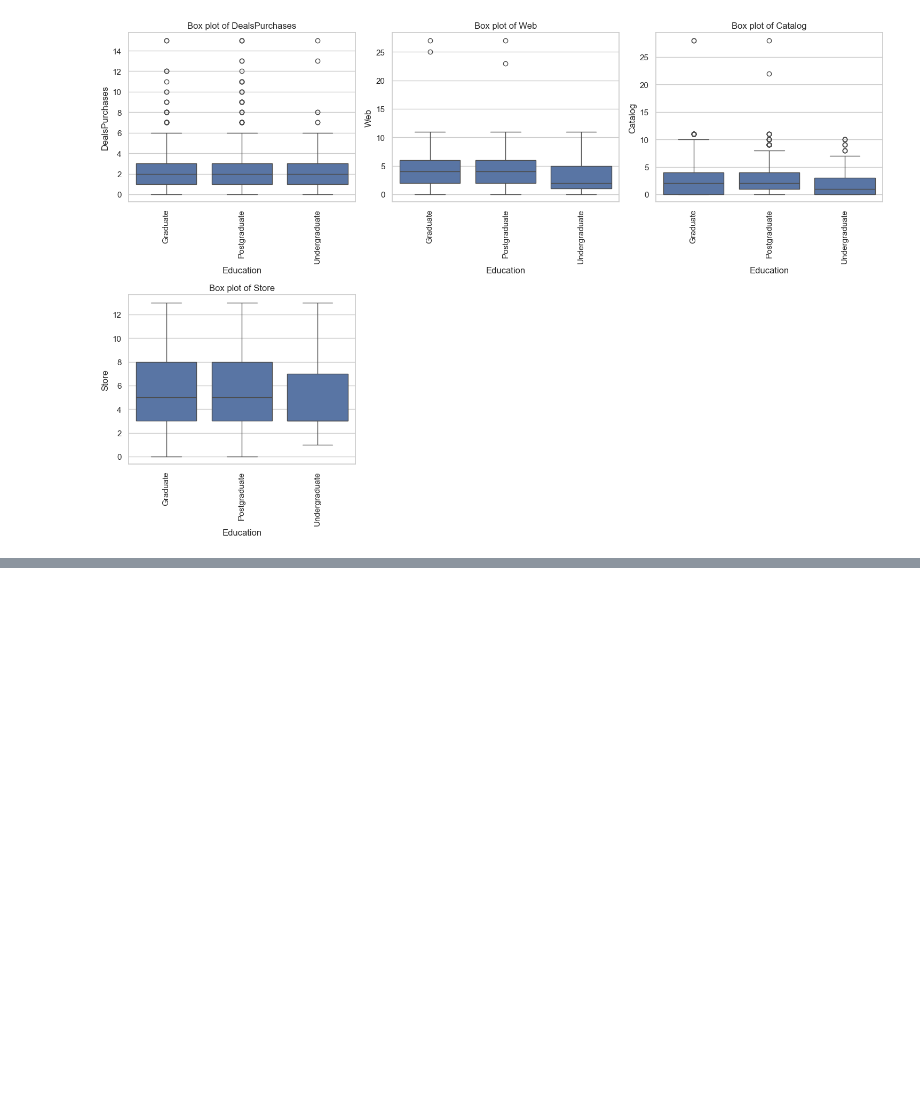
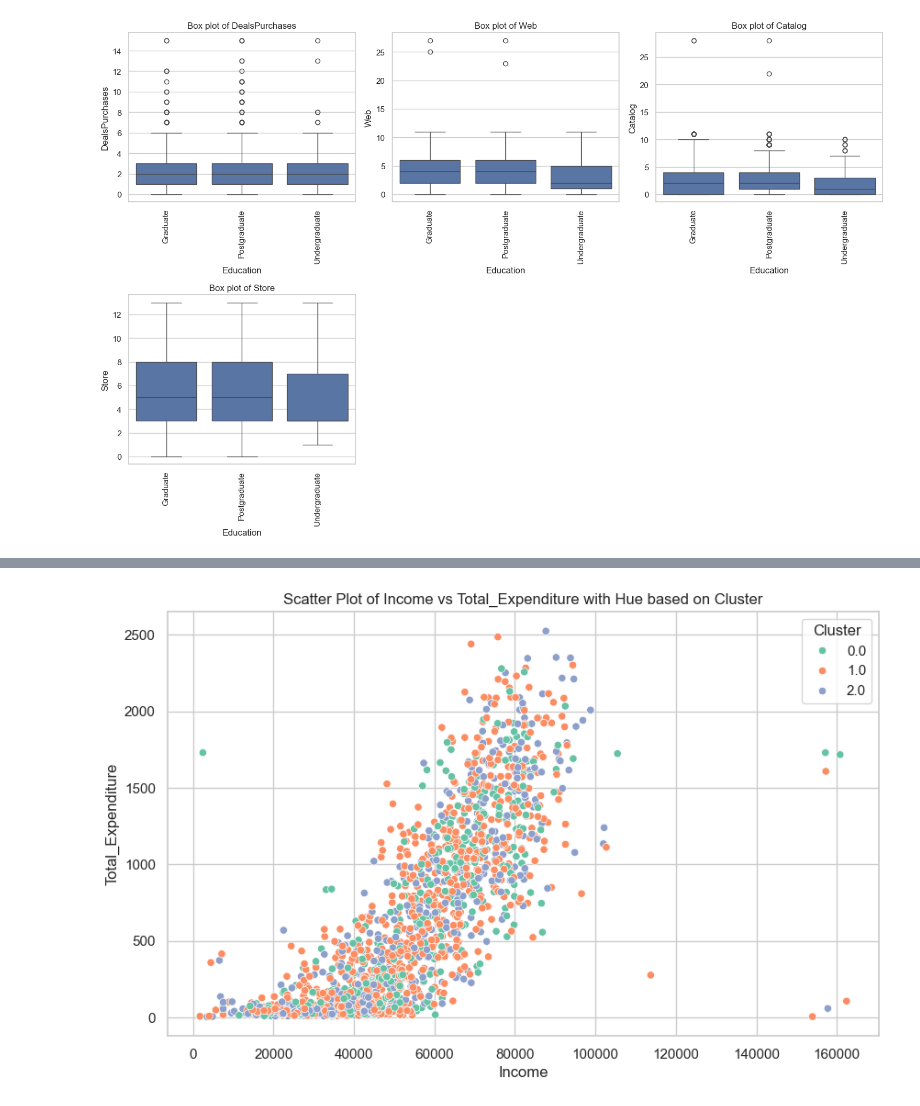
Before and after one commit to Hitesh-Nimbalkar/Customer_personality_segmentation, a Jupyter notebook: Notebook/EDA/EDA.ipynb, the cells around one changed output, grey strips where cells are left out. Cells and saved outputs as stored; diff of their text form; code cells hidden in the pictures; blank space fills up the shorter version.

```diff
--- a/Notebook/EDA/EDA.ipynb
+++ b/Notebook/EDA/EDA.ipynb
@@ -866,0 +1424,6 @@ df=df.drop(columns=columns)
+# %%
+df_with_clusters=df_with_clusters.dropna()
+# %%
+df1['Cluster']=df_with_clusters['Cluster']
+# %%
+df1=df1.dropna()
@@ -866,0 +1450,8 @@ df=df.drop(columns=columns)
+# %%
+columns_to_sum = ['Wines', 'Fruits', 'Meat', 'Fish', 'Sweet', 'Gold']
+
+# Create a new column with the sum of specified columns
+df1['Food_Expense'] = df1[columns_to_sum].sum(axis=1)
+
+# Display the DataFrame with the new 'Total' column
+print(df)
@@ -866,0 +1476,30 @@ df=df.drop(columns=columns)
+# %%
+def scatter_plot_with_hue(data, x_col, y_col, hue_col):
+    """
+    Create a scatter plot with hue based on a categorical column.
+
+    Parameters:
+    - data: pandas DataFrame
+    - x_col: str, name of the column for x-axis
+    - y_col: str, name of the column for y-axis
+    - hue_col: str, name of the categorical column for hue
+    """
+    sns.set(style="whitegrid")
+    plt.figure(figsize=(10, 6))
+
+    # Create scatter plot with hue
+    sns.scatterplot(x=x_col, y=y_col, hue=hue_col, data=data, palette="Set2")
+
+    # Customize the plot
+    plt.title(f'Scatter Plot of {x_col} vs {y_col} with Hue based on {hue_col}')
+    plt.xlabel(x_col)
+    plt.ylabel(y_col)
+    plt.legend(title=hue_col)
+
+    # Show the plot
+    plt.show()
+
+
+scatter_plot_with_hue(data=df1, x_col='Income',y_col='Total_Expenditure', hue_col='Cluster')
+# %% [output]
+[figure, added]
```
Also changed, not shown: parts of 46 cells of this notebook, 1 other file.
